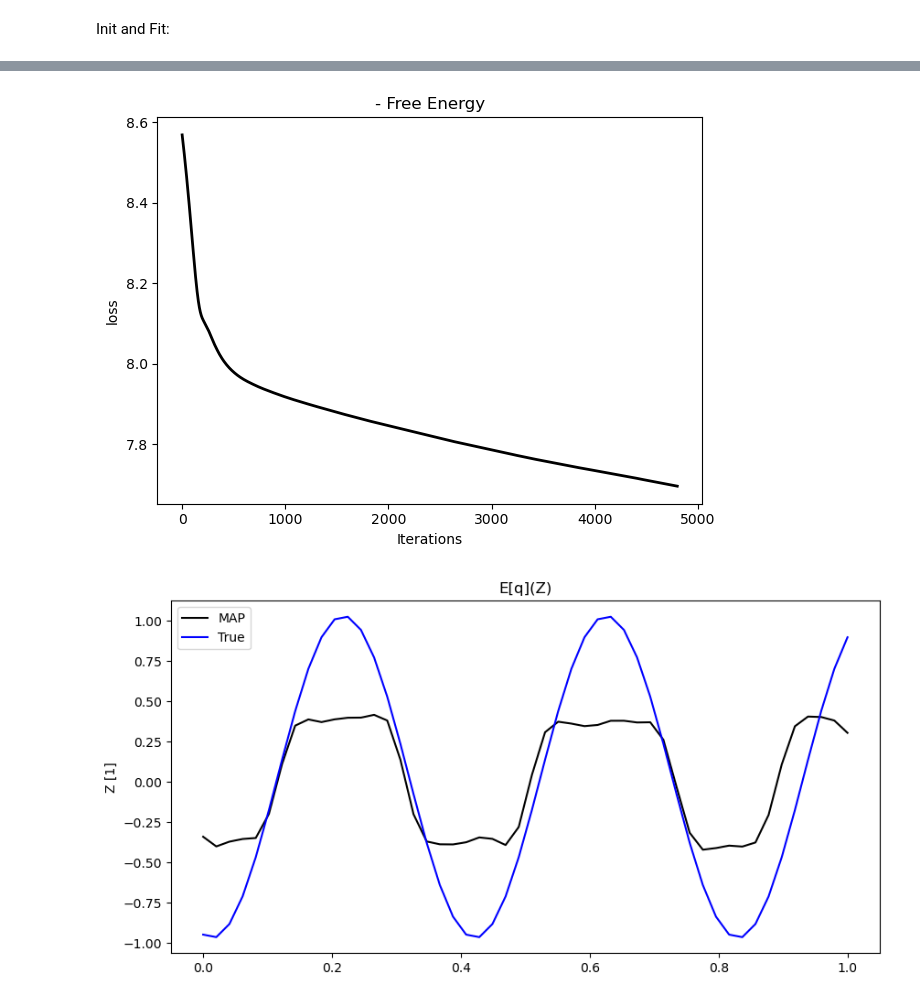
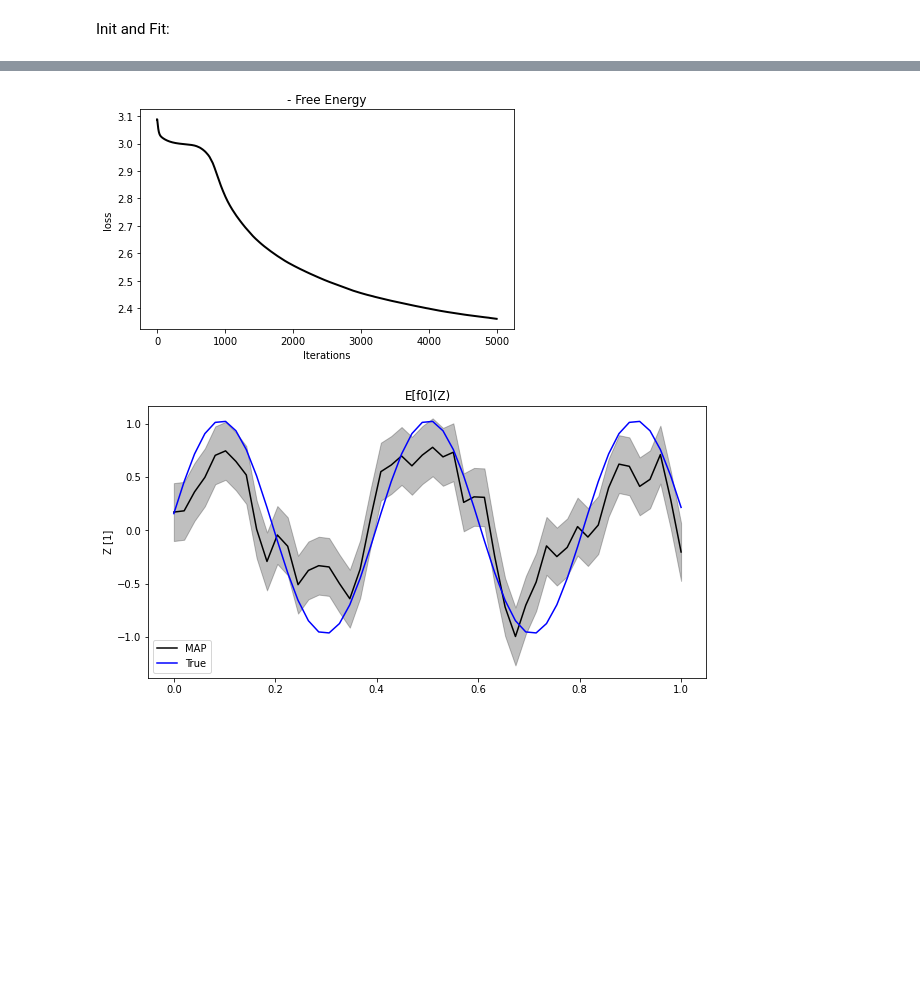
Before and after one commit to hugosou/cRPM, a Jupyter notebook: demo_rpgpfa_textured_bouncing_ball.ipynb, the cells around one changed output, grey strips where cells are left out. Drawn from its saved outputs; the diff is of its cells as text; code cells hidden in the pictures; blank space fills up the shorter version.

```diff
--- a/demo_rpgpfa_textured_bouncing_ball.ipynb
+++ b/demo_rpgpfa_textured_bouncing_ball.ipynb
@@ -111,7 +111,7 @@ inducing_locations = observation_locations[
 prior_params = {
     'gp_kernel': 'RBF',
     'scale': 1,
-    'lengthscale': 0.1,
+    'lengthscale': 0.01,
     'fit_kernel_scale': False,
     'fit_kernel_scale_prior': False,
     'fit_kernel_lengthscale': True,
@@ -151,13 +151,16 @@ variational_params = {
 fit_params = {
     'num_epoch': 5000,
     'dim_latent': 1,
+    'pct':0.1,
     'prior_params': prior_params,
     'factors_params': factors_params,
     'auxiliary_params': auxiliary_params,
     'variational_params': variational_params,
-    'ergodic': True,
+    'ergodic': False,
 }
 
+
+# Reproducibility
 rpm = RPM(
     observations=observations,
     observation_locations=observation_locations,
@@ -187,15 +184,15 @@ Epoch 5000/5000 Loss: 7.696248e+00
 # %%
-plot_loss(rpm, offset=200)
+plot_loss(rpm, offset=0)
 # %% [output]
-[figure, old version]
+[figure, new version]
 # %%
 fig = plot_rpgpfa_summary(
     rpm=rpm,
-    plot_id_factors=[],
-    plot_id_observations=[0],
-    plot_variational=True,
+    plot_id_factors=[0],
+    plot_id_observations=[1],
+    plot_variational=False,
     plot_regressed=True,
-    plot_variance=False,
+    plot_variance=True,
     plot_true=True,
     latent_true=latent_true,
     regress_param=None,
@@ -204,4 +201,4 @@ fig = plot_rpgpfa_summary(
 fig.set_figwidth(10)
 fig.set_figheight(5)
 # %% [output]
-[figure, old version]
+[figure, new version]
```
Also changed, not shown: parts of 2 cells of this notebook.
